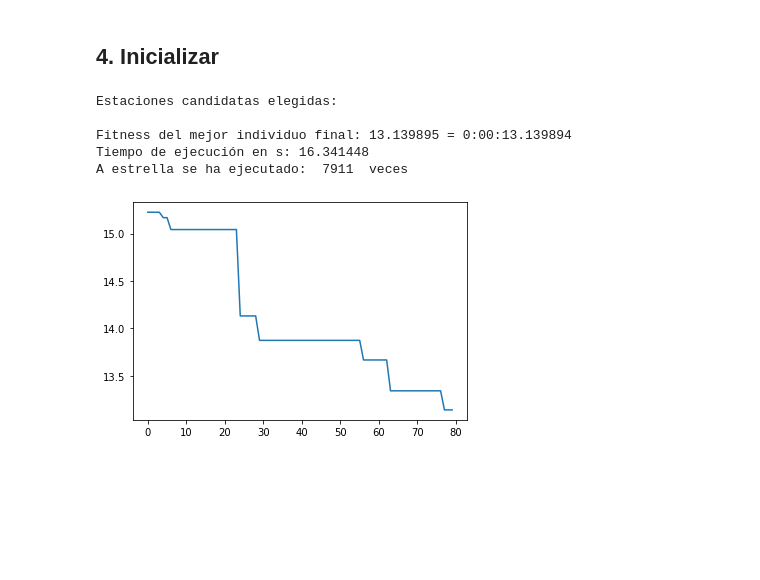
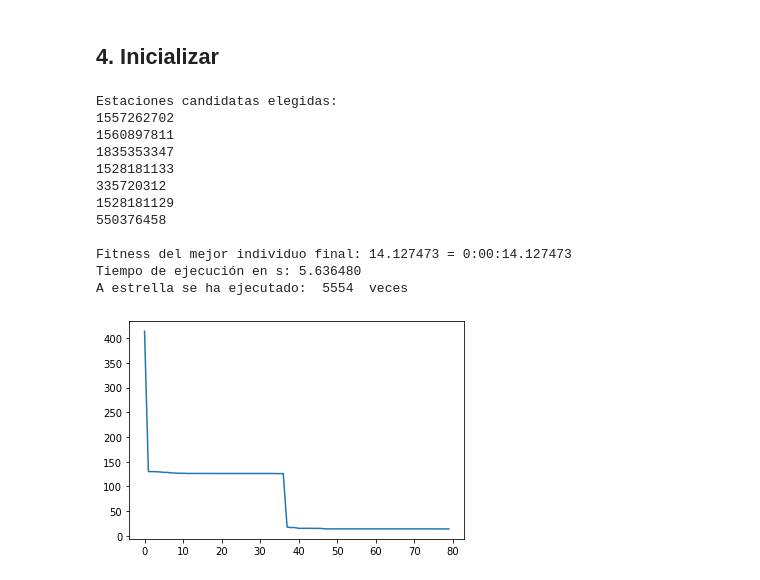
Before and after one commit to albertoPerez25/Sistemas-Inteligentes-P2, a Jupyter notebook: P2_AlbertoPerez_MArcosLopez.ipynb, the cells around one changed output. Drawn from its saved outputs; the diff is of its cells as text; code cells hidden in the pictures; blank space fills up the shorter version.

Commit message:
Cambios finales para subir la memoria

```diff
--- a/P2_AlbertoPerez_MArcosLopez.ipynb
+++ b/P2_AlbertoPerez_MArcosLopez.ipynb
@@ -451,8 +451,8 @@ class Evolutivo(ABC):
                 self.reemplazar(hijos, i)
 
         #Finalización
-        #for ind in self.mejorIndividuo:
-        #    print(self.candidatos[ind][0]) Esto lo he comentado para tardar menos en hacer las estadisticas
+        for ind in self.mejorIndividuo:
+            print(self.candidatos[ind][0])
         self.tFinal = time.time()
         x = list(range(0,self.nGeneracionesMaximas))
         plt.plot(x,y)
@@ -737,38 +737,45 @@ small1  ='problems/small/calle_agustina_aroca_albacete_250_0_candidates_75_ns_7.
 medium1 = 'problems/medium/calle_agustina_aroca_albacete_500_1_candidates_89_ns_22.json'
 medium2 = 'problems/medium/calle_palmas_de_gran_canaria_albacete_500_2_candidates_167_ns_23.json' #tarda mas
 medium3 = 'problems/medium/calle_f_albacete_2000_0_candidates_25_ns_4.json'
 
 large1 = 'problems/large/calle_cardenal_tabera_y_araoz_albacete_1000_2_candidates_104_ns_22.json'
 large2 = 'problems/large/calle_del_virrey_morcillo_albacete_1000_1_candidates_598_ns_99.json'
 large3 = 'problems/large/calle_herreros_albacete_1000_4_candidates_496_ns_14.json'
 large4 = 'problems/large/calle_industria_albacete_1000_0_candidates_122_ns_8.json'
 large5 = 'problems/large/calle_industria_albacete_1000_2_candidates_549_ns_71.json'
 
 huge1 = 'problems/huge/calle_de_josé_carbajal_albacete_2000_2_candidates_1254_ns_110.json'
 huge2 = 'problems/huge/calle_de_josé_carbajal_albacete_5000_2_candidates_537_ns_12.json'
 
-RUTAJSON = medium1
+RUTAJSON = small1
 
 h1 = Heuristica1(Problema(RUTAJSON)) # Euclidea
 h2 = Heuristica2(Problema(RUTAJSON)) # Geodesica. Más precisa, menor rendimiento
 h3 = Heuristica3(Problema(RUTAJSON)) # Manhattan
 h4 = Heuristica4(Problema(RUTAJSON)) # Harvesine. Ligeramente peor que Geodesica, aumenta rendimiento ligeramente para el evolutivo.
 
 problema = Problema(RUTAJSON)
-usarCacheIntermedia = True     # Coste menos preciso, mucho menor coste de rendimiento
+usarCacheIntermedia = False     # Coste menos preciso, mucho menor coste de rendimiento
 aestrella = AEstrella(problema, h2, usarCacheIntermedia)
 
 #random.seed(777) # Para tener resultados reproducibles
 print("Estaciones candidatas elegidas:")
 #nGeneracionesMaximas, tamTorneo, tamPoblacion , tasaMutacion, tasaCruce
-#evolutivoTorneo(80, 8, 100, .1, 1, aestrella, problema).genetico()
+evolutivoTorneo(80, 8, 100, .1, 1, aestrella, problema).genetico()
 #evolutivoRango(80,100,.1,1,aestrella,problema).genetico()
-evolutivoFitness(80,100,.1,1,aestrella,problema).genetico()
+#evolutivoFitness(80,100,.1,1,aestrella,problema).genetico()
 #plt.show()
 # %% [output]
 Estaciones candidatas elegidas:
+1557262702
+1560897811
+1835353347
+1528181133
+335720312
+1528181129
+550376458
 
-Fitness del mejor individuo final: 13.139895 = 0:00:13.139894
-Tiempo de ejecución en s: 16.341448
-A estrella se ha ejecutado:  7911  veces
+Fitness del mejor individuo final: 14.127473 = 0:00:14.127473
+Tiempo de ejecución en s: 5.636480
+A estrella se ha ejecutado:  5554  veces
-[figure, old version]
+[figure, new version]
```
